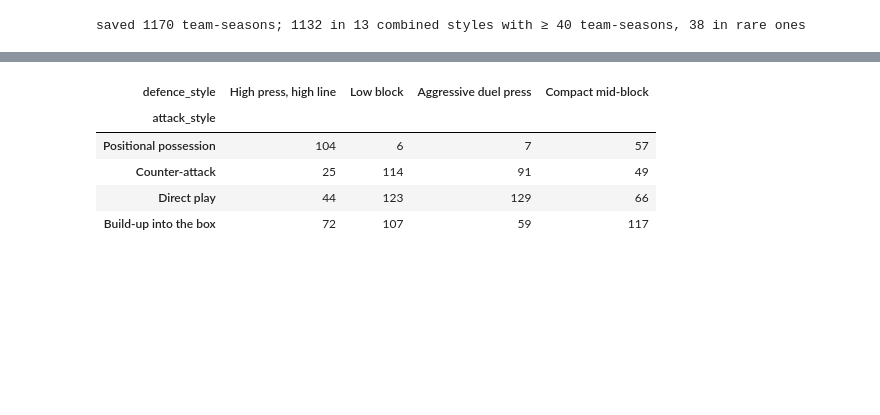
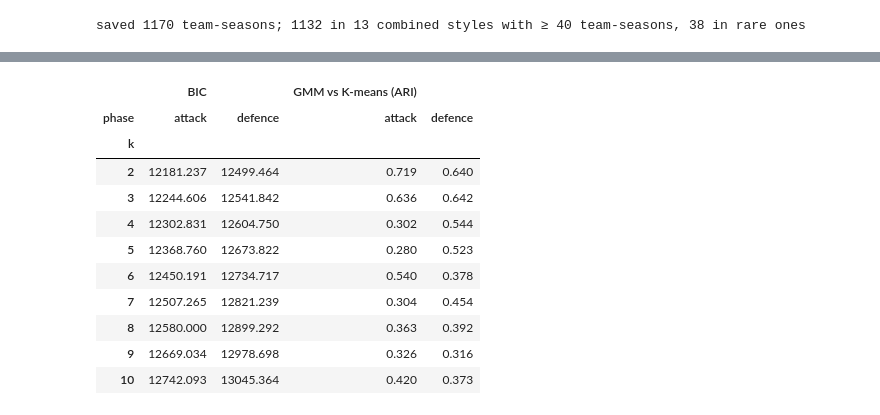
Before and after one commit to Mohammad99Shweiki/football-injuries, a Jupyter notebook: notebooks/04_clustering.ipynb, the cells around one changed output, grey strips where cells are left out. Saved outputs shown, nothing was run; the diff lists cells and outputs as text; code cells hidden in the pictures; blank space fills up the shorter version.

```diff
--- a/notebooks/04_clustering.ipynb
+++ b/notebooks/04_clustering.ipynb
@@ -350,21 +366,80 @@ combination's centre in both phases.
 # %%
-combo = pd.crosstab(out.attack_style, out.defence_style).loc[ORDER["attack"], ORDER["defence"]]
-both = np.hstack([X["attack"], X["defence"]])
-combo_rows = []
-for style, g in out.groupby("style"):
-    centre = both[g.index].mean(axis=0)
-    d = np.linalg.norm(both[g.index] - centre, axis=1)
-    typical = g.assign(d=d).sort_values("d").head(4).apply(lambda r: f"{r.club} {r.season_key}", axis=1)
-    combo_rows.append({"style": style, "team-seasons": len(g), "rare": len(g) < RARE_COMBINATION,
-                       "points/match": round(base.loc[g.index, "points_pm"].mean(), 2),
-                       "back-three minutes": round(g.back_three_share.mean(), 2), "typical": ", ".join(typical)})
-combos = pd.DataFrame(combo_rows).sort_values("team-seasons", ascending=False).set_index("style")
-display(combo)
-combos
+def align(reference: np.ndarray, labels: np.ndarray, k: int) -> np.ndarray:
+    """Relabel `labels` (0..k-1) to the K-means cluster (0..k-1) they overlap most, one-to-one."""
+    both = np.zeros((k, k))
+    np.add.at(both, (labels, reference), 1)
+    rows, cols = linear_sum_assignment(-both)
+    return dict(zip(rows, cols))
+
+
+gmm_rows, soft = [], {}
+for ph in PHASES:
+    x, k = X[ph], MAIN_K[ph]
+    for kk in K_RANGE:
+        g = GaussianMixture(kk, covariance_type="full", n_init=10, random_state=SEED).fit(x)
+        gmm_rows.append({"phase": ph, "k": kk, "BIC": g.bic(x), "AIC": g.aic(x),
+                         "GMM vs K-means (ARI)": adjusted_rand_score(kmeans[(ph, kk)].labels_, g.predict(x))})
+    ref = kmeans[(ph, k)].labels_
+    g = GaussianMixture(k, covariance_type="full", n_init=10, random_state=SEED).fit(x)
+    mapping = align(ref, g.predict(x), k)
+    proba = np.zeros((len(x), k))
+    for comp, cl in mapping.items():
+        proba[:, cl] = g.predict_proba(x)[:, comp]
+    # Consensus: co-association over bootstrap K-means, bootstrap GMM and Ward partitions of all team-seasons.
+    co, parts = np.zeros((len(x), len(x))), 0
+    for b, idx in enumerate(boot_idx):
+        for model in (KMeans(n_clusters=k, n_init=10, random_state=SEED + b), GaussianMixture(k, n_init=3, random_state=SEED + b)):
+            lab = model.fit(x[idx]).predict(x)
+            co += lab[:, None] == lab[None, :]
+            parts += 1
+    ward_lab = AgglomerativeClustering(n_clusters=k, linkage="ward").fit_predict(x)
+    co += ward_lab[:, None] == ward_lab[None, :]
+    co /= parts + 1
+    cons = fcluster(linkage(squareform(1 - co, checks=False), method="average"), k, criterion="maxclust") - 1
+    cmap = align(ref, cons, k)
+    soft[ph] = {"proba": proba, "gmm": np.array([mapping[c] for c in g.predict(x)]), "consensus": np.array([cmap[c] for c in cons])}
+gmm_summary = pd.DataFrame(gmm_rows)
+agreement = pd.DataFrame([{
+    "phase": ph, "K-means vs Ward (ARI)": summary.query("phase == @ph and k == @MAIN_K[@ph]")["Ward vs K-means (ARI)"].iloc[0],
+    "K-means vs GMM (ARI)": adjusted_rand_score(kmeans[(ph, MAIN_K[ph])].labels_, soft[ph]["gmm"]),
+    "K-means vs consensus (ARI)": adjusted_rand_score(kmeans[(ph, MAIN_K[ph])].labels_, soft[ph]["consensus"]),
+    "same style as GMM": (kmeans[(ph, MAIN_K[ph])].labels_ == soft[ph]["gmm"]).mean(),
+    "same style as consensus": (kmeans[(ph, MAIN_K[ph])].labels_ == soft[ph]["consensus"]).mean(),
+    "clear members (GMM p ≥ 0.8)": (soft[ph]["proba"][np.arange(len(style_dims)), kmeans[(ph, MAIN_K[ph])].labels_] >= 0.8).mean(),
+    "lowest-BIC k": int(gmm_summary[gmm_summary.phase == ph].sort_values("BIC").k.iloc[0]),
+} for ph in PHASES]).set_index("phase")
+
+for ph in PHASES:
+    lab = kmeans[(ph, MAIN_K[ph])].labels_
+    out[f"{ph}_gmm_p"] = soft[ph]["proba"][np.arange(len(out)), lab].round(3)
+    out[f"{ph}_gmm_style"] = pd.Series(soft[ph]["gmm"] + 1).map(NAMES[ph]).to_numpy()
+    out[f"{ph}_consensus_style"] = pd.Series(soft[ph]["consensus"] + 1).map(NAMES[ph]).to_numpy()
+FUZZY_M = 2  # fuzziness of the memberships (the conventional value)
+for ph in PHASES:
+    km, x = kmeans[(ph, MAIN_K[ph])], X[ph]
+    dist = np.linalg.norm(x[:, None, :] - km.cluster_centers_[None, :, :], axis=2) + 1e-12
+    member = 1 / ((dist[:, :, None] / dist[:, None, :]) ** (2 / (FUZZY_M - 1))).sum(axis=2)
+    rows = np.arange(len(x))
+    second = np.argsort(-member, axis=1)[:, 1]
+    out[f"{ph}_membership"] = member[rows, km.labels_].round(3)
+    out[f"{ph}_second_style"] = pd.Series(second + 1).map(NAMES[ph]).to_numpy()
+    out[f"{ph}_second_membership"] = member[rows, second].round(3)
+    assert np.allclose(member.sum(axis=1), 1) and (member.argmax(axis=1) == km.labels_).all()
+assert out.notna().all().all()
+out.to_parquet(OUT_DIR / "team_season_clusters.parquet", index=False)
+gmm_summary.to_csv(OUT_DIR / "gmm_selection.csv", index=False)
+display(gmm_summary.pivot(index="k", columns="phase", values=["BIC", "GMM vs K-means (ARI)"]).round(3))
+agreement.round(3).T
 # %% [output]
-| defence_style | High press, high line | Low block | Aggressive duel press | Compact mid-block |
-| attack_style |  |  |  |  |
-| Positional possession | 104 | 6 | 7 | 57 |
-| Counter-attack | 25 | 114 | 91 | 49 |
-| Direct play | 44 | 123 | 129 | 66 |
-| Build-up into the box | 72 | 107 | 59 | 117 |
+|  | BIC |  | GMM vs K-means (ARI) |  |
+| phase | attack | defence | attack | defence |
+| k |  |  |  |  |
+| 2 | 12181.237 | 12499.464 | 0.719 | 0.640 |
+| 3 | 12244.606 | 12541.842 | 0.636 | 0.642 |
+| 4 | 12302.831 | 12604.750 | 0.302 | 0.544 |
+| 5 | 12368.760 | 12673.822 | 0.280 | 0.523 |
+| 6 | 12450.191 | 12734.717 | 0.540 | 0.378 |
+| 7 | 12507.265 | 12821.239 | 0.304 | 0.454 |
+| 8 | 12580.000 | 12899.292 | 0.363 | 0.392 |
+| 9 | 12669.034 | 12978.698 | 0.326 | 0.316 |
+| 10 | 12742.093 | 13045.364 | 0.420 | 0.373 |
```
Also changed, not shown: parts of 14 cells of this notebook, 12 other files.
